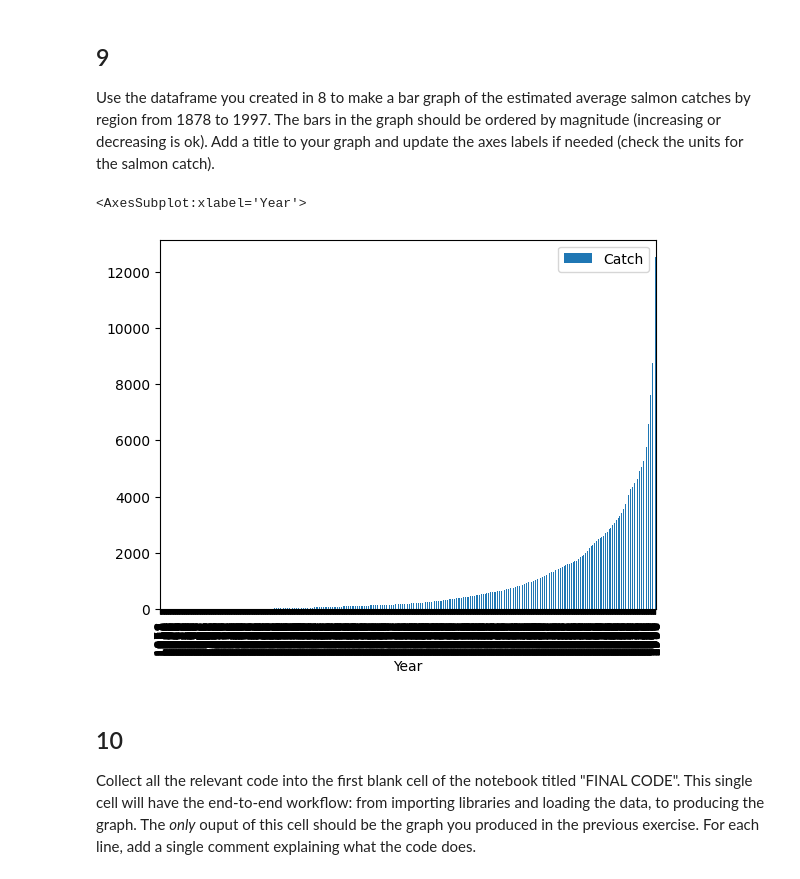
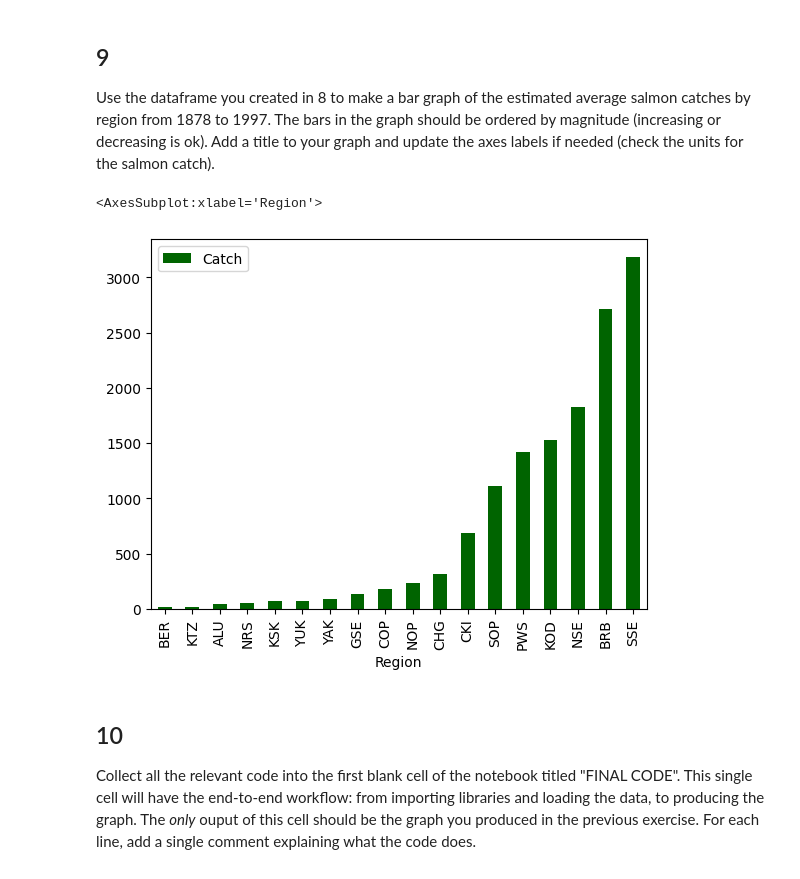
Before and after one commit to annieradams/eds220-hwk-2, a Jupyter notebook: hwk2-task3-salmon.ipynb, the cells around one changed output. Saved outputs shown, nothing was run; the diff lists cells and outputs as text; code cells hidden in the pictures.

```diff
--- a/hwk2-task3-salmon.ipynb
+++ b/hwk2-task3-salmon.ipynb
@@ -47,6 +63,7 @@ import numpy as np
 # solve exercise here
 catch_original = pd.read_csv("salmon_data.csv") # load in data using pd.read_csv
 catch_original.head() # show first five rows of data
+catch_original = catch_original.drop(columns = 'notesRegCode')
 # %% [output]
 |  | Region | Year | notesRegCode | Species | Catch |
 | 0 | SSE | 1886 | NaN | Chinook | 0 |
@@ -148,7 +165,7 @@ dtype: object
 Create a dataframe with the average catch per region. HINT: use `groupby()`. Store your dataframe in new variable.
 # %%
 # solve exercise here
-catch_per_region = pd.DataFrame(catch_original.groupby(['Year','Region']).Catch.mean().sort_values(ascending = True))
+catch_per_region = pd.DataFrame(catch_original.groupby(['Region']).Catch.mean().sort_values(ascending = True))
 catch_per_region= catch_per_region.reset_index()
 catch_per_region
 # %% [output]
@@ -171,12 +192,12 @@ catch_per_region
 Use the dataframe you created in 8 to make a bar graph of the estimated average salmon catches by region from 1878 to 1997. The bars in the graph should be ordered by magnitude (increasing or decreasing is ok). Add a title  to your graph and update the axes labels if needed (check the units for the salmon catch).
 # %%
 # solve exercise here
-catch_per_region.plot(x = 'Year',
-        y = 'Catch',
-        kind = 'bar')
+catch_per_region.plot(x = 'Region',
+        kind = 'bar',
+        color = "darkgreen")
 # %% [output]
-<AxesSubplot:xlabel='Year'>
+<AxesSubplot:xlabel='Region'>
-[figure, old version]
+[figure, new version]
 # %% [markdown]
 ## 10
 
```
Also changed, not shown: parts of 3 cells of this notebook, 1 other file.
